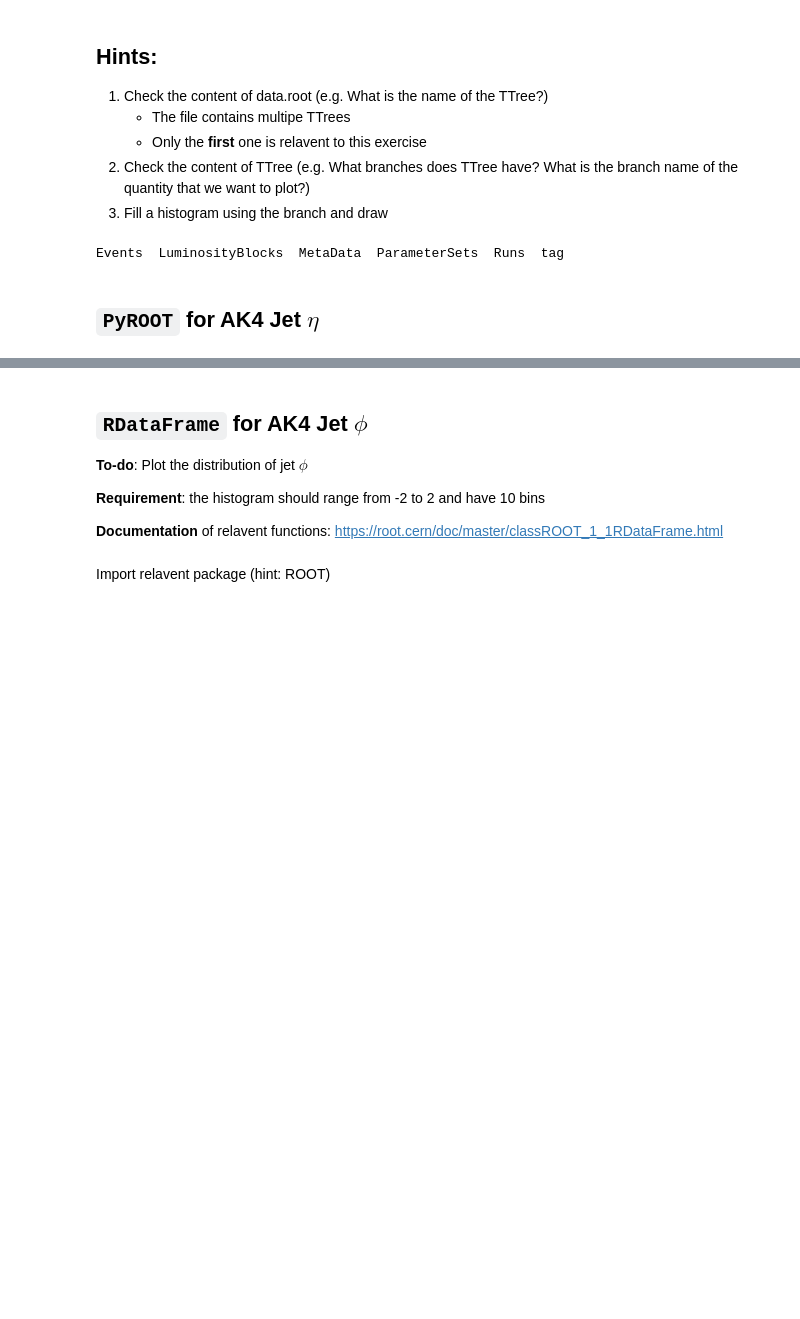
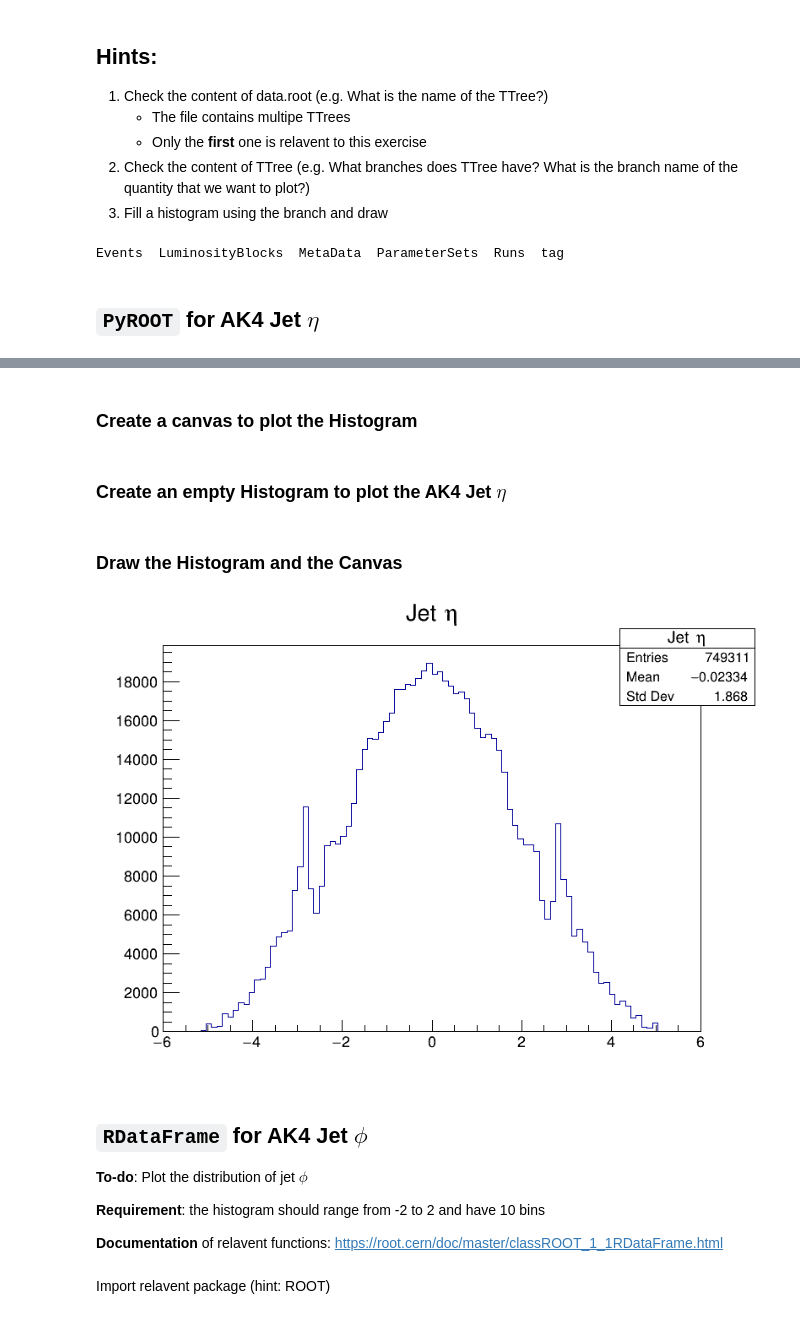
Before and after one commit to JaySeeDub/Coding-Dojo, a Jupyter notebook: coding_dojo_2024.ipynb, the cells around one changed output, grey strips where cells are left out. Drawn from its saved outputs; the diff is of its cells as text; code cells hidden in the pictures; blank space fills up the shorter version.

Commit message:
Added PyROOT solution

```diff
--- a/coding_dojo_2024.ipynb
+++ b/coding_dojo_2024.ipynb
@@ -55,0 +58,2 @@ Welcome to JupyROOT 6.26/11
+# %%
+file = ROOT.TFile.Open("data.root")
@@ -55,0 +62,8 @@ Welcome to JupyROOT 6.26/11
+# %%
+tree = file.Get("Events")
+# %% [markdown]
+### Create a canvas to plot the Histogram
+# %%
+canvas = ROOT.TCanvas("canvas", "Jet_eta", 800, 600)
+# %% [markdown]
+### Create an empty Histogram to plot the AK4 Jet $\eta$
@@ -56,3 +72,10 @@ Welcome to JupyROOT 6.26/11
+# %% [markdown]
+### Draw the Histogram and the Canvas
+# %%
+tree.Draw("Jet_eta >> Jet #eta")
+canvas.Draw()
+# %% [output]
+[figure, added]
 # %% [markdown]
 ## `RDataFrame` for AK4 Jet $\phi$
 
```
Also changed, not shown: parts of 5 cells of this notebook.
